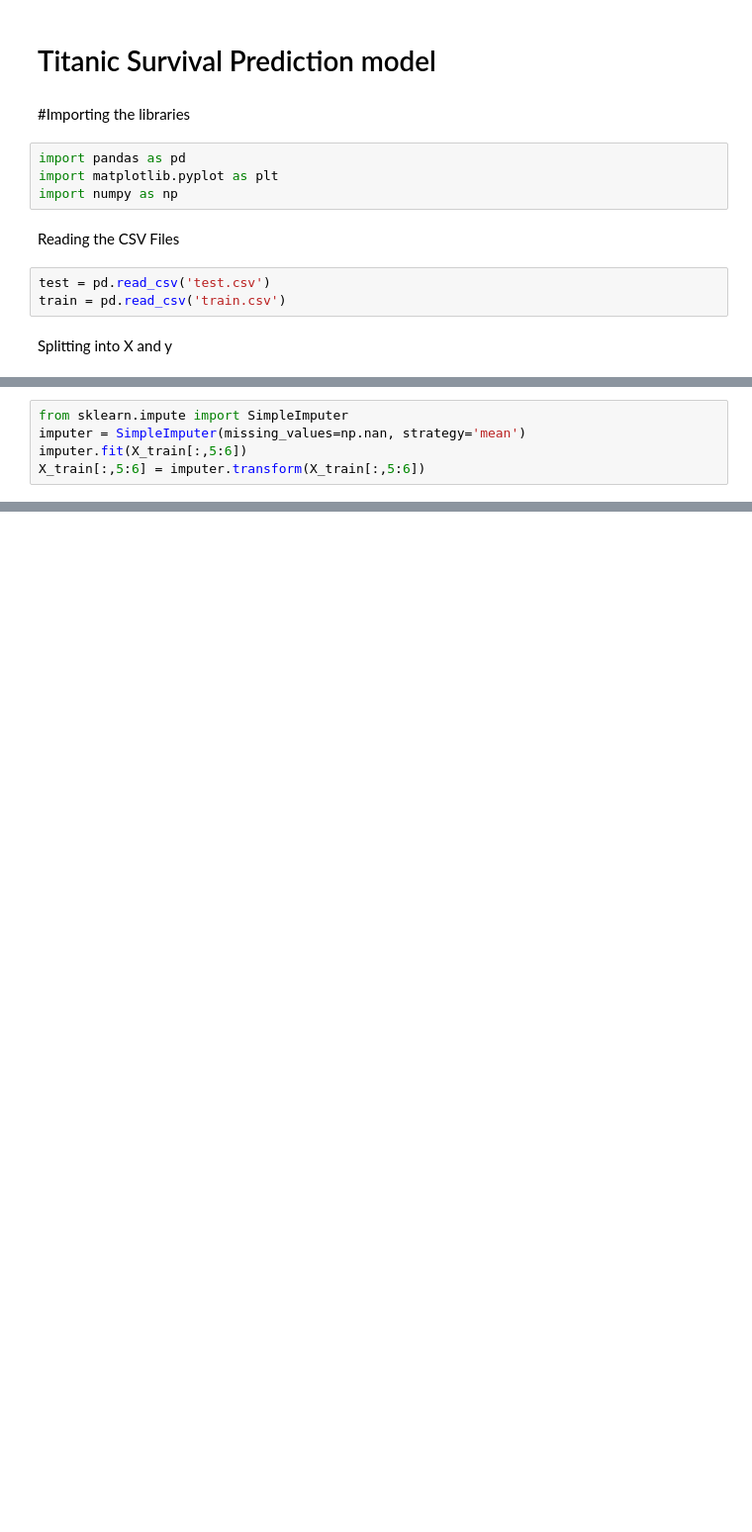
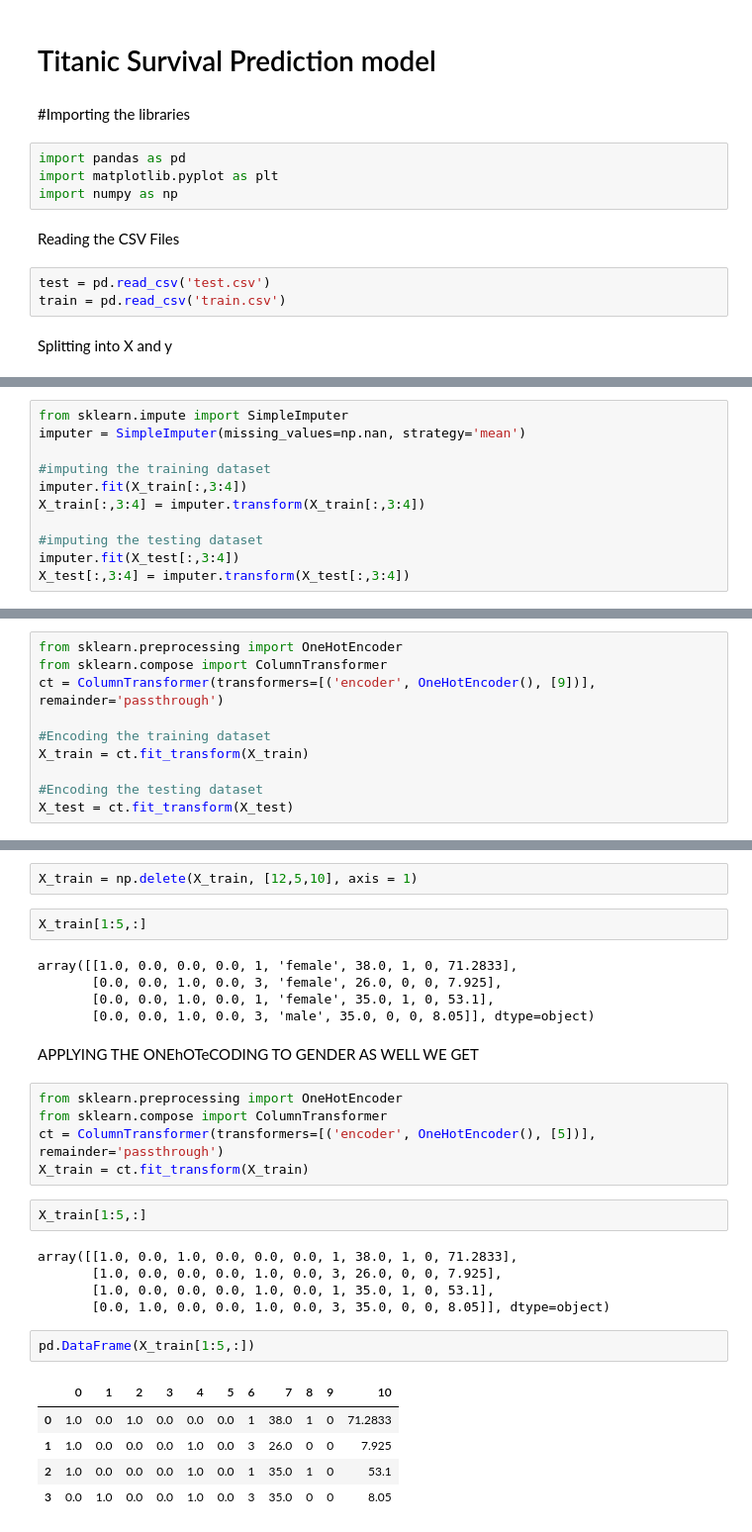
Before and after one commit to DeepeshShrestha01/MLProjects, a Jupyter notebook: Practice/Kaggle/Titanic.ipynb, the cells around one changed output, grey strips where cells are left out. Shown at 99% size. Saved outputs shown, nothing was run; the diff lists cells and outputs as text; blank space fills up the shorter version.

```diff
--- a/Practice/Kaggle/Titanic.ipynb
+++ b/Practice/Kaggle/Titanic.ipynb
@@ -25,6 +43,12 @@ Imputing the empty cells on age column with mean
 # %%
 from sklearn.impute import SimpleImputer
 imputer = SimpleImputer(missing_values=np.nan, strategy='mean')
-imputer.fit(X_train[:,5:6])
-X_train[:,5:6] = imputer.transform(X_train[:,5:6])
+
+#imputing the training dataset
+imputer.fit(X_train[:,3:4])
+X_train[:,3:4] = imputer.transform(X_train[:,3:4])
+
+#imputing the testing dataset
+imputer.fit(X_test[:,3:4])
+X_test[:,3:4] = imputer.transform(X_test[:,3:4])
 # %%
@@ -42,0 +97,10 @@ array([[3, 'Moran, Mr. James', 'male', nan, 0, 0.0, '330877', 8.4583,
+# %%
+from sklearn.preprocessing import OneHotEncoder
+from sklearn.compose import ColumnTransformer
+ct = ColumnTransformer(transformers=[('encoder', OneHotEncoder(), [9])], remainder='passthrough')
+
+#Encoding the training dataset
+X_train = ct.fit_transform(X_train)
+
+#Encoding the testing dataset
+X_test = ct.fit_transform(X_test)
@@ -42,0 +122,31 @@ array([[3, 'Moran, Mr. James', 'male', nan, 0, 0.0, '330877', 8.4583,
+# %%
+X_train = np.delete(X_train, [12,5,10], axis = 1)
+# %%
+X_train[1:5,:]
+# %% [output]
+array([[1.0, 0.0, 0.0, 0.0, 1, 'female', 38.0, 1, 0, 71.2833],
+       [0.0, 0.0, 1.0, 0.0, 3, 'female', 26.0, 0, 0, 7.925],
+       [0.0, 0.0, 1.0, 0.0, 1, 'female', 35.0, 1, 0, 53.1],
+       [0.0, 0.0, 1.0, 0.0, 3, 'male', 35.0, 0, 0, 8.05]], dtype=object)
+# %% [markdown]
+APPLYING THE ONEhOTeCODING TO GENDER AS WELL WE GET
+# %%
+from sklearn.preprocessing import OneHotEncoder
+from sklearn.compose import ColumnTransformer
+ct = ColumnTransformer(transformers=[('encoder', OneHotEncoder(), [5])], remainder='passthrough')
+X_train = ct.fit_transform(X_train)
+# %%
+X_train[1:5,:]
+# %% [output]
+array([[1.0, 0.0, 1.0, 0.0, 0.0, 0.0, 1, 38.0, 1, 0, 71.2833],
+       [1.0, 0.0, 0.0, 0.0, 1.0, 0.0, 3, 26.0, 0, 0, 7.925],
+       [1.0, 0.0, 0.0, 0.0, 1.0, 0.0, 1, 35.0, 1, 0, 53.1],
+       [0.0, 1.0, 0.0, 0.0, 1.0, 0.0, 3, 35.0, 0, 0, 8.05]], dtype=object)
+# %%
+pd.DataFrame(X_train[1:5,:])
+# %% [output]
+|  | 0 | 1 | 2 | 3 | 4 | 5 | 6 | 7 | 8 | 9 | 10 |
+| 0 | 1.0 | 0.0 | 1.0 | 0.0 | 0.0 | 0.0 | 1 | 38.0 | 1 | 0 | 71.2833 |
+| 1 | 1.0 | 0.0 | 0.0 | 0.0 | 1.0 | 0.0 | 3 | 26.0 | 0 | 0 | 7.925 |
+| 2 | 1.0 | 0.0 | 0.0 | 0.0 | 1.0 | 0.0 | 1 | 35.0 | 1 | 0 | 53.1 |
+| 3 | 0.0 | 1.0 | 0.0 | 0.0 | 1.0 | 0.0 | 3 | 35.0 | 0 | 0 | 8.05 |
```
Also changed, not shown: parts of 14 cells of this notebook.
